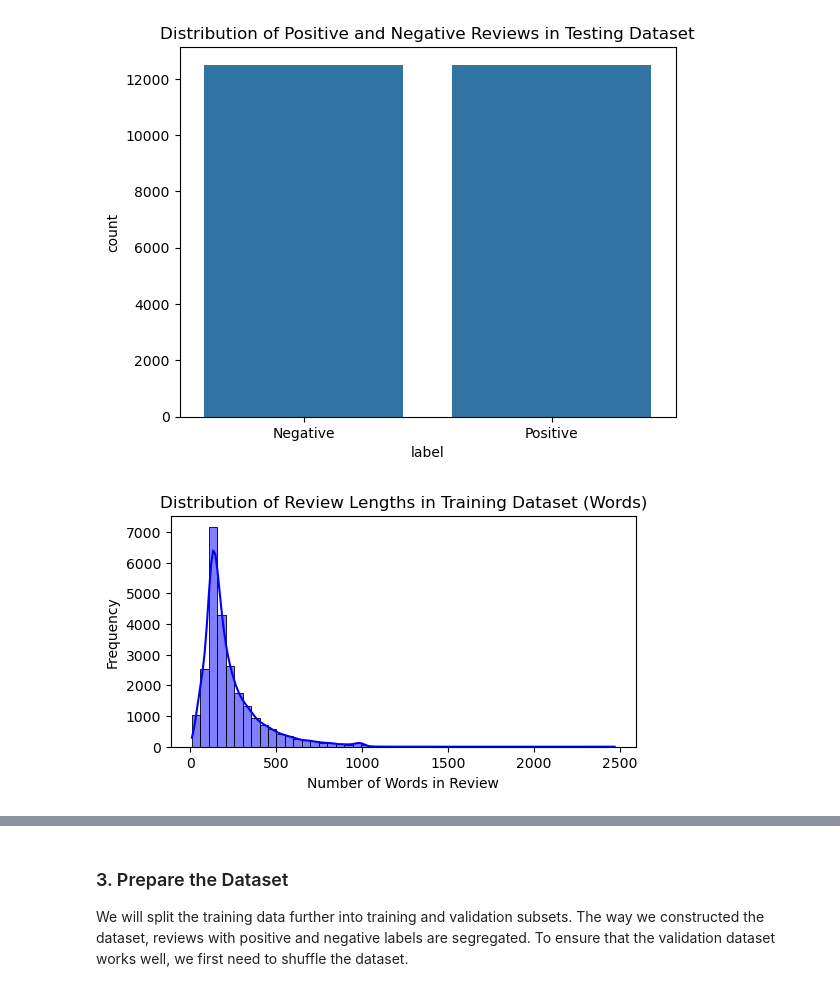
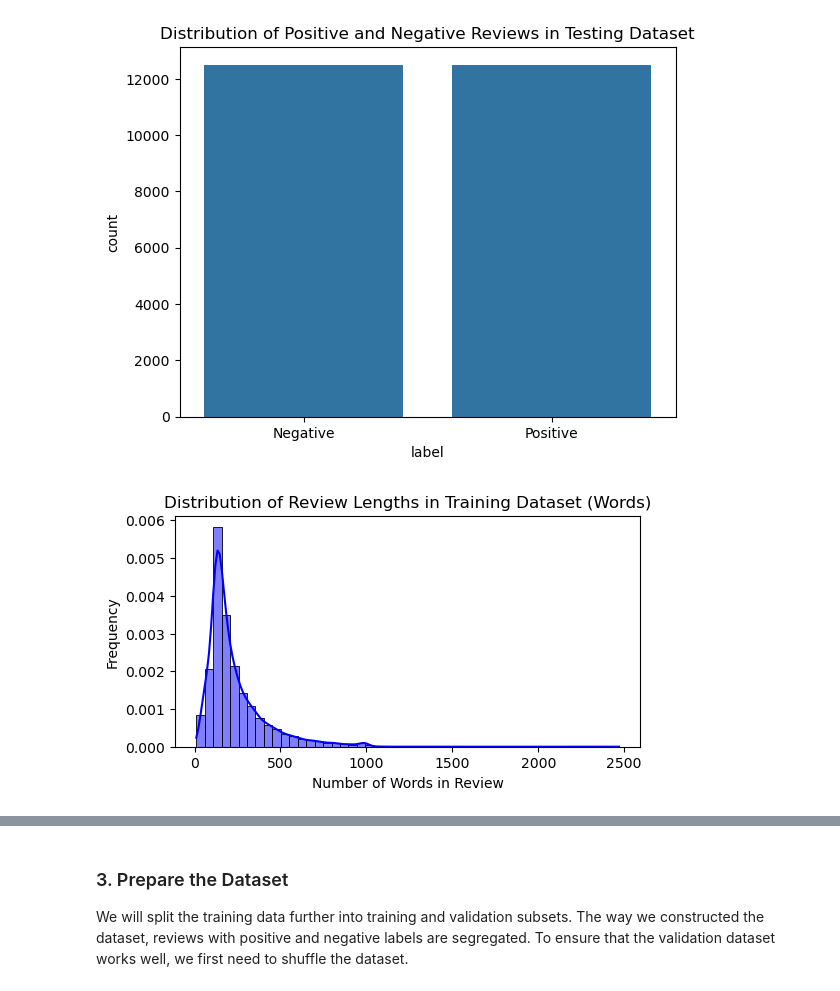
Before and after one commit to ashleydonohoe/SentimentScope_Starter, a Jupyter notebook: SentimentScope_starter.ipynb, the cells around one changed output, grey strips where cells are left out. Saved outputs shown, nothing was run; the diff lists cells and outputs as text; code cells hidden in the pictures.

```diff
--- a/SentimentScope_starter.ipynb
+++ b/SentimentScope_starter.ipynb
@@ -266,17 +266,17 @@ plt.show()
 # %%
 # Compute and plot the distribution of review lengths in the training set in characters or words
 
 # Calculate the word count
 train_df['review_length'] = train_df['review'].apply(lambda x: len(x.split()))
 
 # Set up and display the histogram with a KDE overlay
 plt.figure(figsize=(6, 3))
 
-sns.histplot(train_df['review_length'], bins=50, kde=True, alpha=0.5, color='blue')
+sns.histplot(train_df['review_length'], bins=50, stat='density', kde=True, alpha=0.5, color='blue')
 plt.title('Distribution of Review Lengths in Training Dataset (Words)')
 plt.xlabel('Number of Words in Review')
 plt.ylabel('Frequency')
 plt.show()
 # %% [output]
-[figure, old version]
+[figure, new version]
 # %%
```
Also changed, not shown: parts of 1 cell of this notebook.
